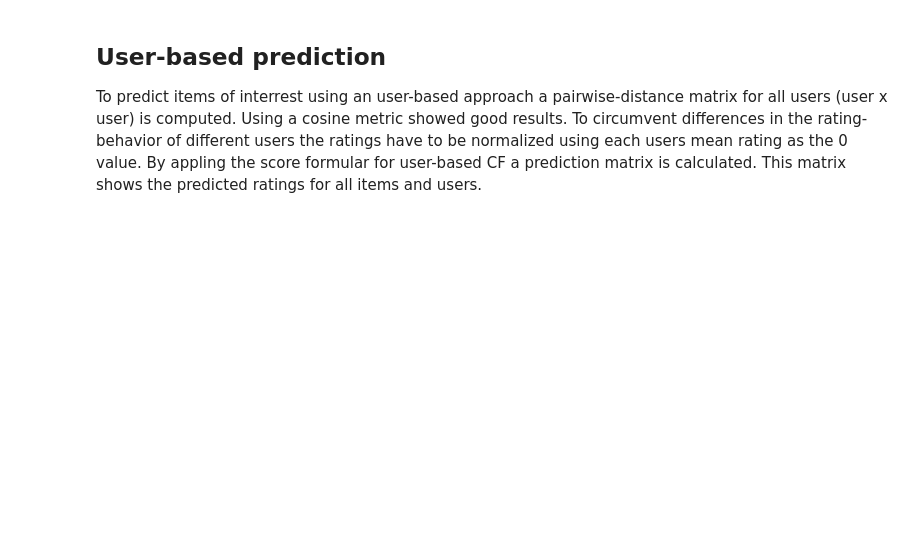
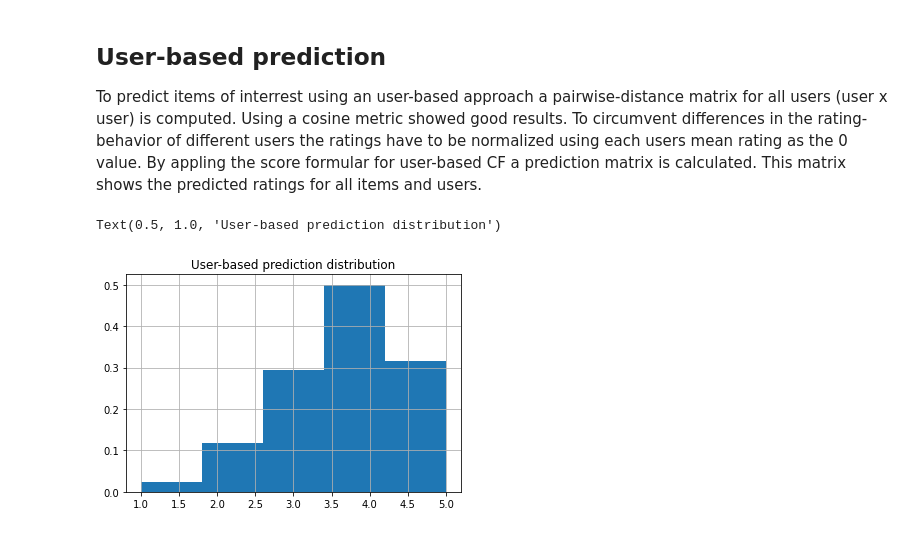
Before and after one commit to mriedmann/das-colaborativefiltering, a Jupyter notebook: movielens.ipynb, the cells around one changed output. Drawn from its saved outputs; the diff is of its cells as text; code cells hidden in the pictures; blank space fills up the shorter version.

```diff
--- a/movielens.ipynb
+++ b/movielens.ipynb
@@ -141,17 +147,19 @@ To predict items of interrest using an user-based approach a pairwise-distance m
 # %%
 def predict_user(ratings):
     # calculate pairwise distances for users is calculated with cosine metric
     similarity = pairwise_distances(ratings.fillna(0), metric="cosine")
     # calculate mean values
     mean_user_rating = ratings.mean(axis=1)
     # normalize ratings
     norm_ratings = (ratings.fillna(0) - mean_user_rating[:, np.newaxis])
     # calculate user-item correlations
     prediction = mean_user_rating[:, np.newaxis] + similarity.dot(norm_ratings) / np.array([np.abs(similarity).sum(axis=1)]).T
-    prediction = prediction + mean_user_rating[:, np.newaxis]
-    return prediction
-
+    return prediction + mean_user_rating[:, np.newaxis]
+filled_ratings = train_data_pivot_100k.fillna(train_data_pivot_100k.mean())
 user_prediction_100k = predict_user(train_data_pivot_100k)
 
-pd.DataFrame(pd.DataFrame(user_prediction_100k).values.flatten()).hist(bins=5, range=(1,5), density=True)
+pd.DataFrame(user_prediction_100k.flatten()).hist(bins=5, range=(1,5), density=True)
 plt.title('User-based prediction distribution')
+# %% [output]
+Text(0.5, 1.0, 'User-based prediction distribution')
+[figure, added]
```
Also changed, not shown: parts of 28 cells of this notebook.
